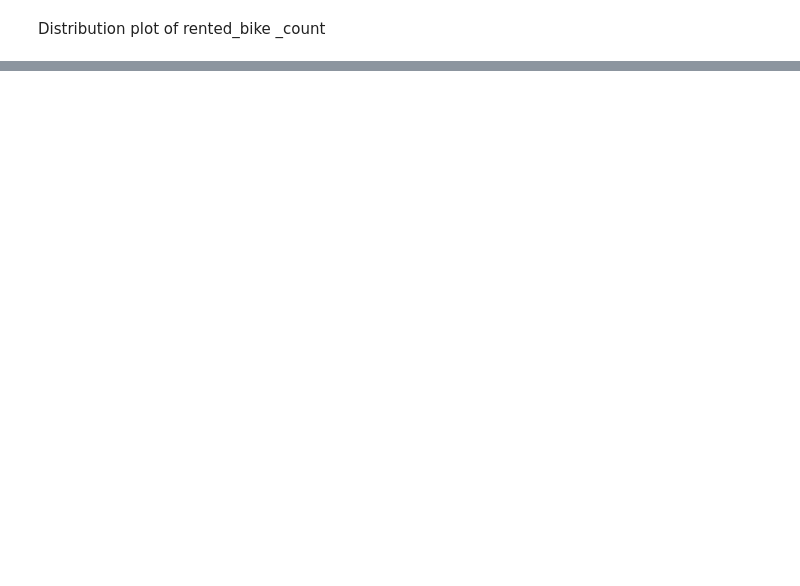
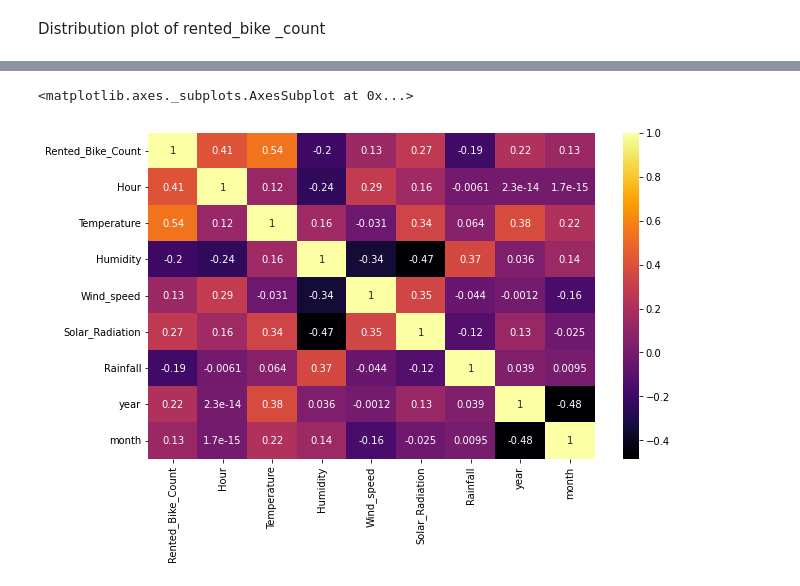
Before and after one commit to shahfaissalDharwad/Seoul-Bike-Sharing-Demand-Prediction-linear-regression-, a Jupyter notebook: Bike_Sharing_Demand_Prediction_Capstone_Project2.ipynb, the cells around one changed output, grey strips where cells are left out. Cells and saved outputs as stored; diff of their text form; code cells hidden in the pictures; blank space fills up the shorter version.

```diff
--- a/Bike_Sharing_Demand_Prediction_Capstone_Project2.ipynb
+++ b/Bike_Sharing_Demand_Prediction_Capstone_Project2.ipynb
@@ -544,0 +600,11 @@ Distribution plot of rented_bike _count
+# %%
+dataset=dataset.drop(['Dew_point_temperature'],axis=1)
+# %%
+dataset =dataset.drop(['Snowfall'],axis=1)
+dataset=dataset.drop(['Visibility'],axis=1)
+# %%
+plt.figure(figsize=(10,6))
+sns.heatmap(dataset.corr(),cmap='inferno',annot=True)
+# %% [output]
+<matplotlib.axes._subplots.AxesSubplot at 0x...>
+[figure, added]
```
Also changed, not shown: parts of 12 cells of this notebook.
